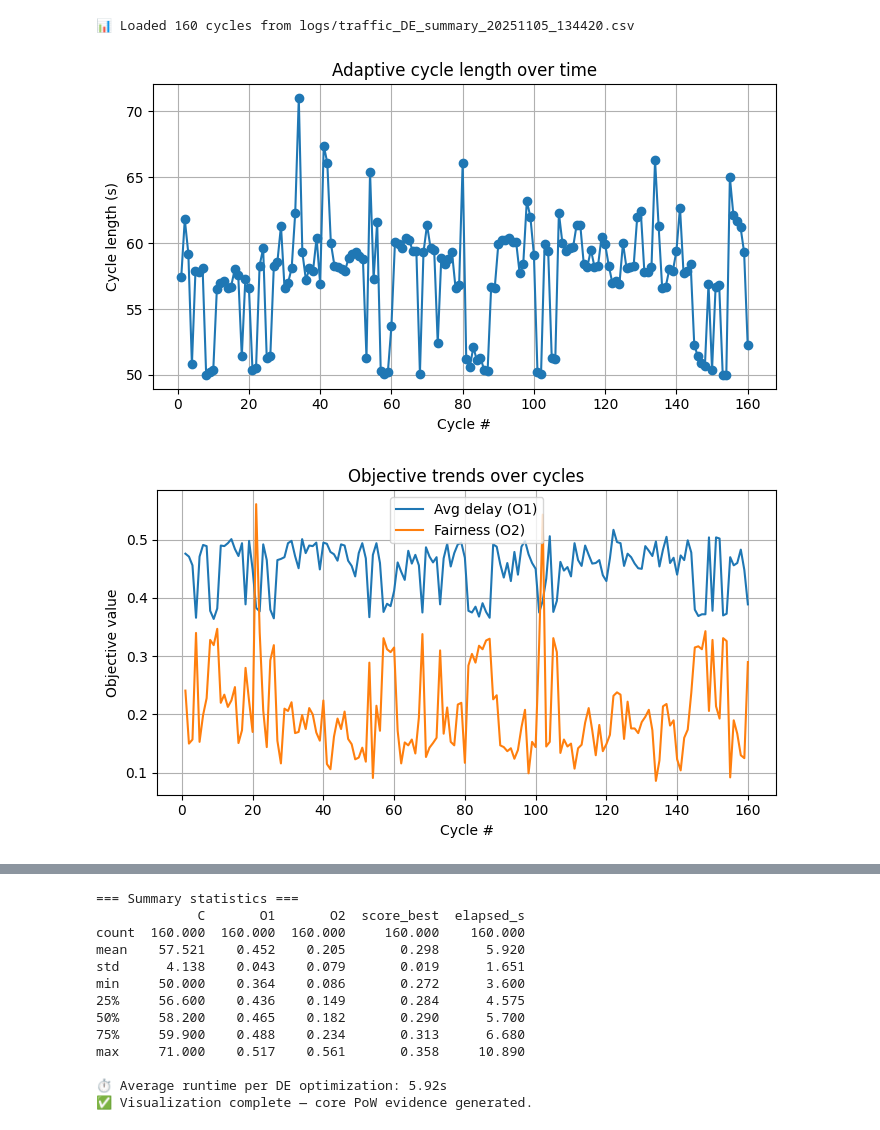
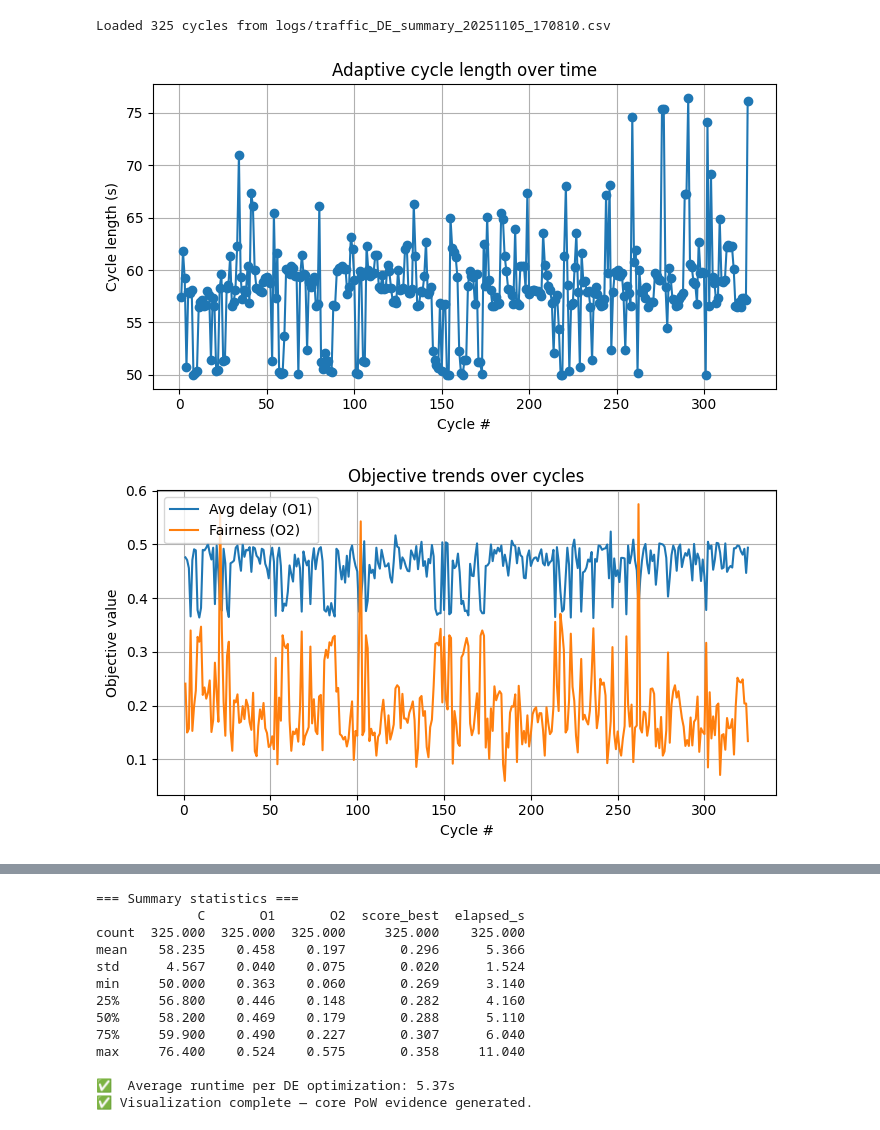
Before and after one commit to Kaos1105/EA_traffic_control, a Jupyter notebook: controller.ipynb, the cells around one changed output, grey strips where cells are left out. Cells and saved outputs as stored; diff of their text form; code cells hidden in the pictures.

```diff
--- a/controller.ipynb
+++ b/controller.ipynb
@@ -510,7 +463,7 @@ def visualize_pow_results(log_dir, suffix="", prefix="traffic_DE"):
     print("✅ Visualization complete — core PoW evidence generated.")
 # %%
-visualize_pow_results(log_dir=LOG_DIR, suffix="20251105_134420")
+visualize_pow_results(log_dir=LOG_DIR, suffix="20251105_170810")
 # %% [output]
-📊 Loaded 160 cycles from logs/traffic_DE_summary_20251105_134420.csv
+Loaded 325 cycles from logs/traffic_DE_summary_20251105_170810.csv
-[figure, old version]
+[figure, new version]
-[figure, old version]
+[figure, new version]
@@ -519,13 +472,13 @@ visualize_pow_results(log_dir=LOG_DIR, suffix="20251105_134420")
 === Summary statistics ===
              C       O1       O2  score_best  elapsed_s
-count  160.000  160.000  160.000     160.000    160.000
-mean    57.521    0.452    0.205       0.298      5.920
-std      4.138    0.043    0.079       0.019      1.651
-min     50.000    0.364    0.086       0.272      3.600
-25%     56.600    0.436    0.149       0.284      4.575
-50%     58.200    0.465    0.182       0.290      5.700
-75%     59.900    0.488    0.234       0.313      6.680
-max     71.000    0.517    0.561       0.358     10.890
+count  325.000  325.000  325.000     325.000    325.000
+mean    58.235    0.458    0.197       0.296      5.366
+std      4.567    0.040    0.075       0.020      1.524
+min     50.000    0.363    0.060       0.269      3.140
+25%     56.800    0.446    0.148       0.282      4.160
+50%     58.200    0.469    0.179       0.288      5.110
+75%     59.900    0.490    0.227       0.307      6.040
+max     76.400    0.524    0.575       0.358     11.040
 
-⏱️ Average runtime per DE optimization: 5.92s
+✅  Average runtime per DE optimization: 5.37s
 ✅ Visualization complete — core PoW evidence generated.
```
Also changed, not shown: parts of 5 cells of this notebook.
